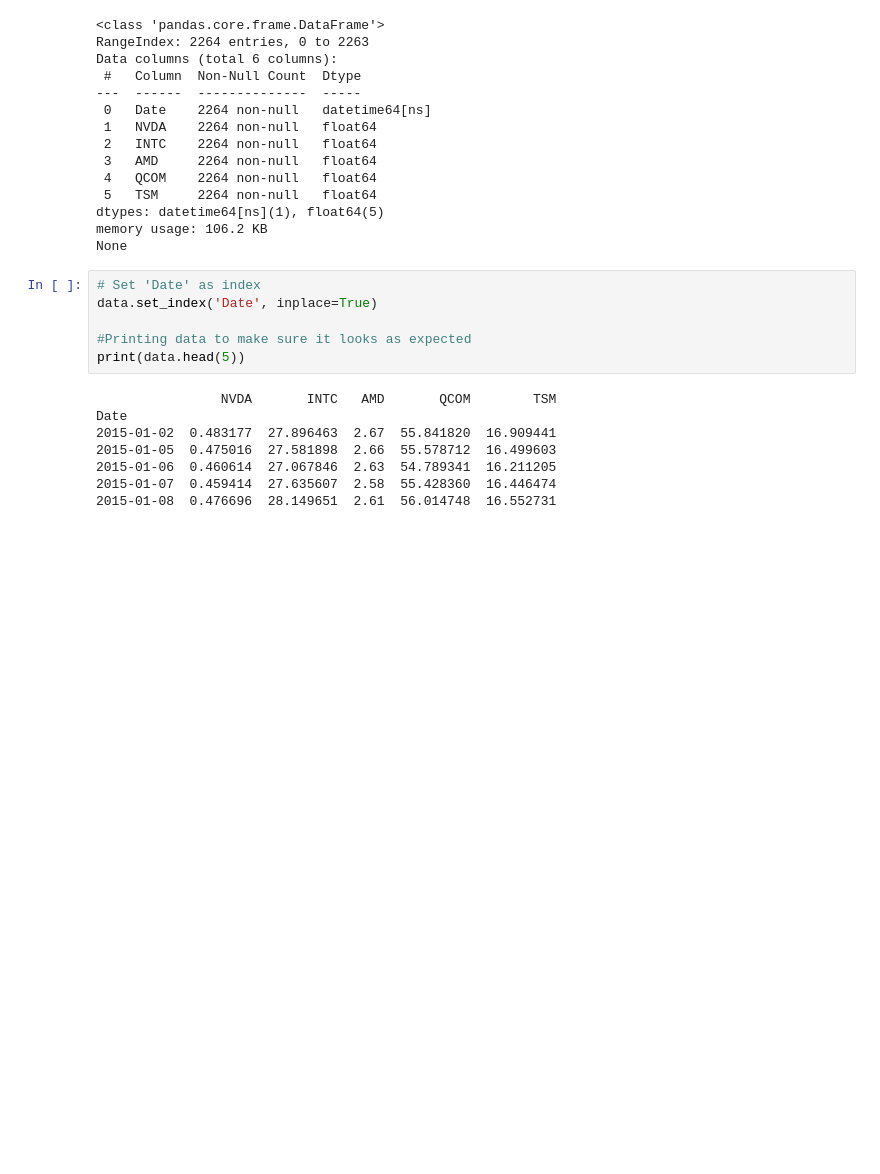
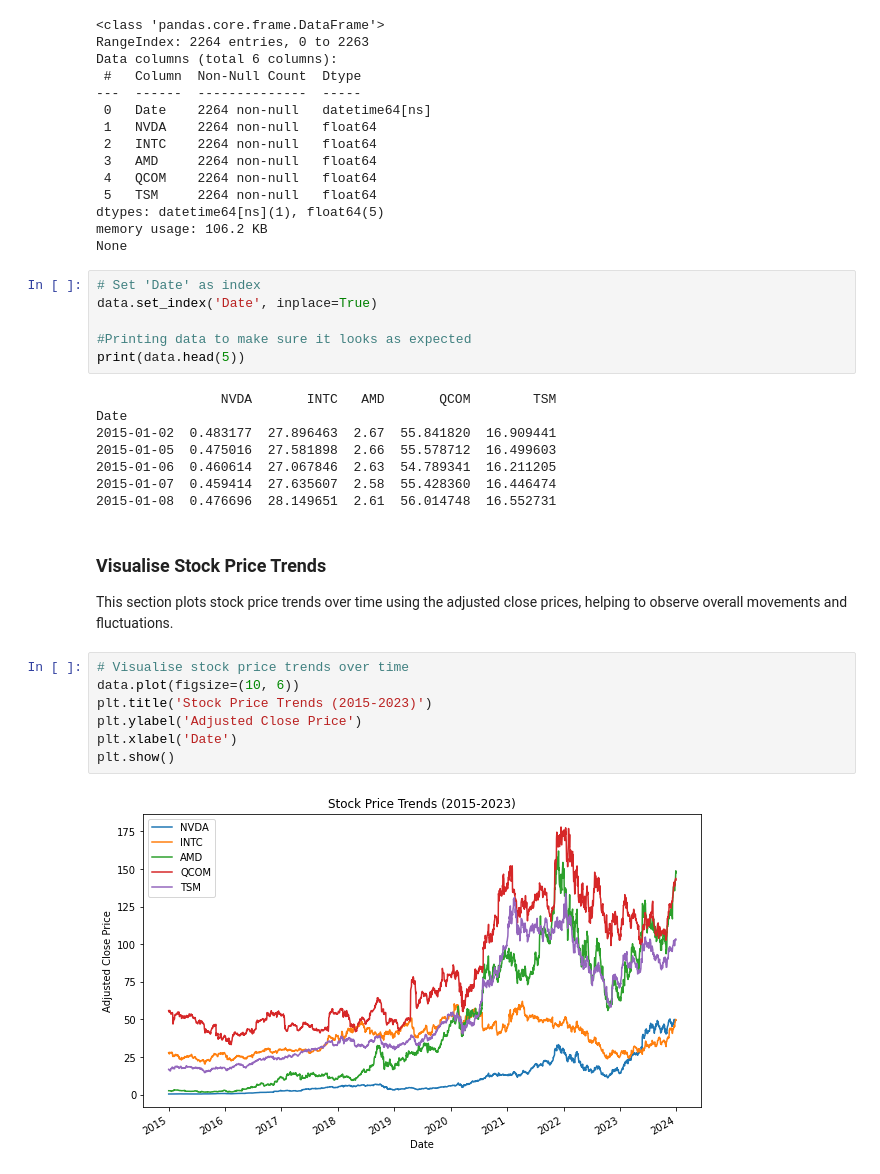
Before and after one commit to xintamosaik/Semiconductor_Stock_Analysis, a Jupyter notebook: semiconductor_stock_analysis_2015_2023.ipynb, the cells around one changed output. Cells and saved outputs as stored; diff of their text form; blank space fills up the shorter version.

Commit message:
analyse and visualise

```diff
--- a/semiconductor_stock_analysis_2015_2023.ipynb
+++ b/semiconductor_stock_analysis_2015_2023.ipynb
@@ -96,3 +96,16 @@ Date
 2015-01-06  0.460614  27.067846  2.63  54.789341  16.211205
 2015-01-07  0.459414  27.635607  2.58  55.428360  16.446474
 2015-01-08  0.476696  28.149651  2.61  56.014748  16.552731
+# %% [markdown]
+### Visualise Stock Price Trends
+
+This section plots stock price trends over time using the adjusted close prices, helping to observe overall movements and fluctuations.
+# %%
+# Visualise stock price trends over time
+data.plot(figsize=(10, 6))
+plt.title('Stock Price Trends (2015-2023)')
+plt.ylabel('Adjusted Close Price')
+plt.xlabel('Date')
+plt.show()
+# %% [output]
+[figure, added]
```
Also changed, not shown: parts of 10 cells of this notebook.
